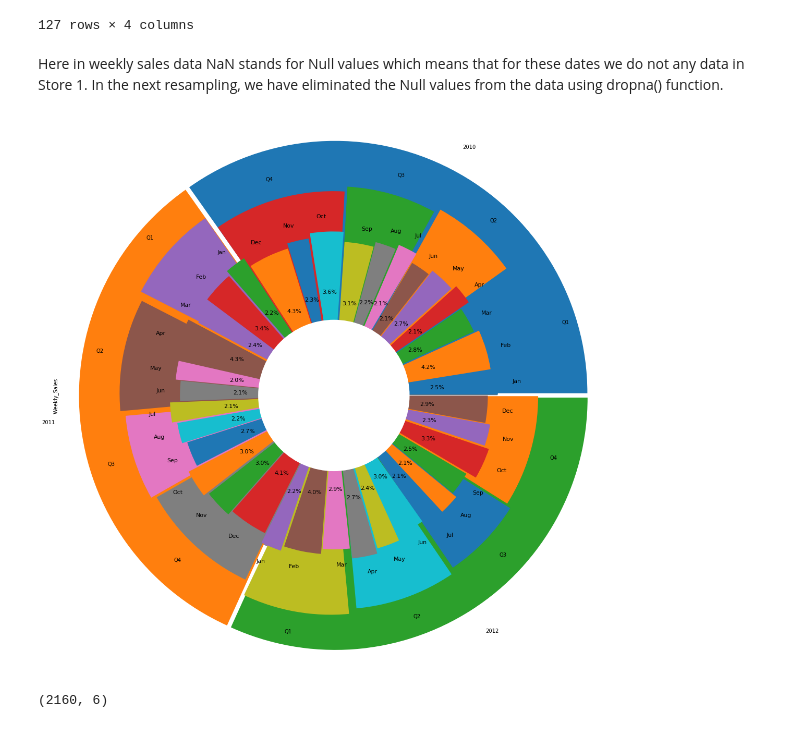
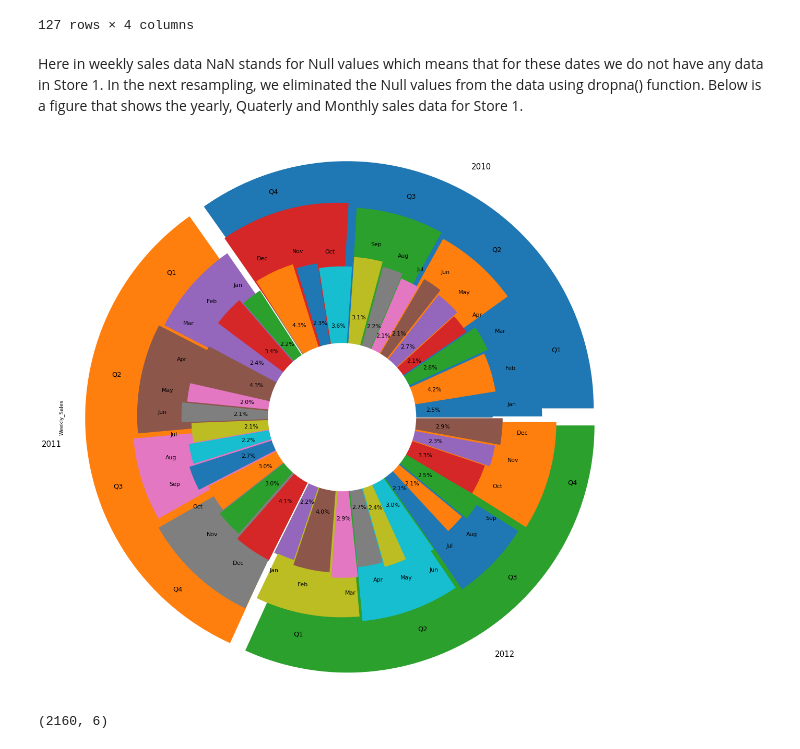
Before and after one commit to Aroraskank/Ice_cream_data_analysis, a Jupyter notebook: Science.ipynb, the cells around one changed output. Drawn from its saved outputs; the diff is of its cells as text; code cells hidden in the pictures.

```diff
--- a/Science.ipynb
+++ b/Science.ipynb
@@ -229,24 +229,24 @@ print(store_1.resample('W').mean())
 | 2012-12-16 | 1.0 | 62.990 | 6.5730 | 22764.010 |
 127 rows × 4 columns
 # %% [markdown]
-Here in weekly sales data NaN stands for Null values which means that for these dates we do not any data in Store 1. In the next resampling, we have eliminated the Null values from the data using dropna() function.
+Here in weekly sales data NaN stands for Null values which means that for these dates we do not have any data in Store 1. In the next resampling, we eliminated the Null values from the data using dropna() function. Below is a figure that shows the yearly, Quaterly and Monthly sales data for Store 1.
 # %%
-explode_year=([0.1]*3)
-explode_qtr=([0.7,0.5,0.3,0.1]*3)
-explode_month=([0.5,0.3,0.1]*12)
+explode_year=([0.4]*3)
+explode_qtr=([0.1,0.3,0.5,0.7]*3)
+explode_month=([0.1,0.3,0.5]*12)
 M_labels=["Jan","Feb","Mar","Apr","May","Jun","Jul","Aug","Sep","Oct","Nov","Dec"]
 plt.figure(figsize=(15,15))
-(store_1.resample('Y').mean())['Weekly_Sales'].plot.pie(radius=10,explode=explode_year,shadow=False, labels =([2010,2011,2012]))
-(store_1.resample('Q').mean())['Weekly_Sales'].plot.pie(radius=8,explode=explode_qtr,shadow=False, labels =(["Q1","Q2","Q3","Q4"]*3))
+(store_1.resample('Y').mean())['Weekly_Sales'].plot.pie(radius=10,explode=explode_year,shadow=False, labels =([2010,2011,2012]), fontsize=15)
+(store_1.resample('Q').mean())['Weekly_Sales'].plot.pie(radius=8,explode=explode_qtr,shadow=False, labels =(["Q1","Q2","Q3","Q4"]*3), fontsize=13)
 (store_1.resample('M').mean())['Weekly_Sales'].plot.pie(autopct='%1.1f%%', radius=6,explode=explode_month, shadow=True, labels =(M_labels*3), fontsize=11)
 centre_circle = plt.Circle((0,0),3.0,color='black', fc='white',linewidth=0)
 fig = plt.gcf()
 fig.gca().add_artist(centre_circle)
 plt.axis('equal')
 plt.tight_layout()
 plt.show()
 # %% [output]
-[figure, old version]
+[figure, new version]
 # %%
 data[data.index.year==2010].shape
 # %% [output]
```
Also changed, not shown: parts of 7 cells of this notebook.
